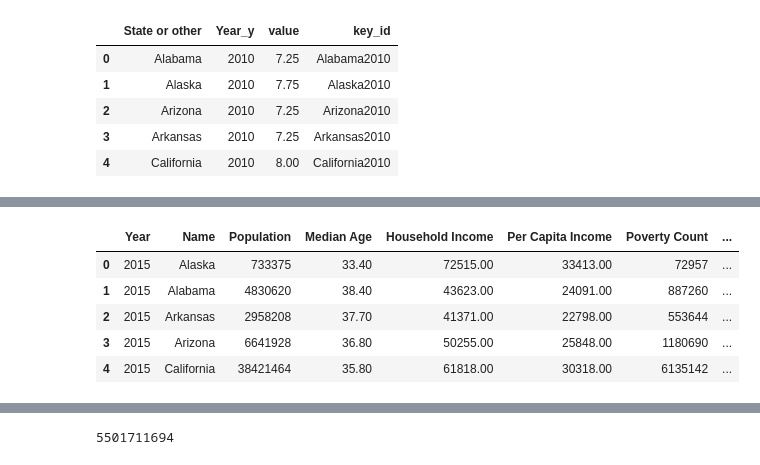
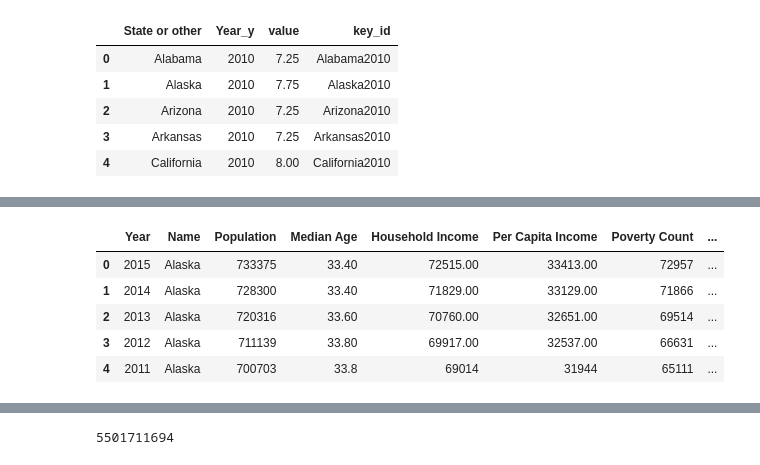
Before and after one commit to Airedyver/Census_Business_Vizualization, a Jupyter notebook: project1-ec.ipynb, the cells around one changed output, grey strips where cells are left out. Saved outputs shown, nothing was run; the diff lists cells and outputs as text; code cells hidden in the pictures.

```diff
--- a/project1-ec.ipynb
+++ b/project1-ec.ipynb
@@ -659,3 +658,11 @@ stk_min_wage.head()
 | 2 | Arizona | 2010 | 7.25 | Arizona2010 |
 | 3 | Arkansas | 2010 | 7.25 | Arkansas2010 |
 | 4 | California | 2010 | 8.00 | California2010 |
+# %%
+#add population density info
+#add minimum wage info
+pop_dense = "pop_dense_2010.xlsx"
+pop_dense_df = pd.read_excel(pop_dense, sheetname='Cleaned').reset_index()
+pop_dense_df['Name'] = pop_dense_df['index']
+del pop_dense_df['index']
+pop_dense_df.head()
@@ -662,5 +676,8 @@ stk_min_wage.head()
 # %%
-
+combo_census1 = employment_census_2015.append(employment_census_2014)
+combo_census2 = combo_census1.append(employment_census_2013)
+combo_census3 = combo_census2.append(employment_census_2012)
+combo_census = combo_census3.append(employment_census_2011)
 combo_census['Population'] = combo_census['Population'].astype(int)
 combo_census['Poverty Count'] = combo_census['Poverty Count'].astype(int)
 combo_census['key_id'] = combo_census['Name'] + combo_census['Year']
@@ -677,17 +694,18 @@ combo_census.head()
 # %%
 #merge minimum wage df to all establishment df
 mer_combo_census = pd.merge(left=combo_census,right=stk_min_wage, left_on='key_id', right_on='key_id')
 del mer_combo_census ['State or other']
 del mer_combo_census ['Year_y']
 del mer_combo_census ['State']
 del mer_combo_census ['key_id']
-
-clean_combo_census = mer_combo_census.rename(columns={"value": "Minimum Wage"})
+#merge population df to all establishment df
+mer_combo_census2 = pd.merge(left=mer_combo_census,right=pop_dense_df, left_on='Name', right_on='Name')
+clean_combo_census = mer_combo_census2.rename(columns={"value": "Minimum Wage"})
 clean_combo_census.head()
 # %% [output]
 |  | Year | Name | Population | Median Age | Household Income | Per Capita Income | Poverty Count | ... |
 | 0 | 2015 | Alaska | 733375 | 33.40 | 72515.00 | 33413.00 | 72957 | ... |
-| 1 | 2015 | Alabama | 4830620 | 38.40 | 43623.00 | 24091.00 | 887260 | ... |
-| 2 | 2015 | Arkansas | 2958208 | 37.70 | 41371.00 | 22798.00 | 553644 | ... |
-| 3 | 2015 | Arizona | 6641928 | 36.80 | 50255.00 | 25848.00 | 1180690 | ... |
-| 4 | 2015 | California | 38421464 | 35.80 | 61818.00 | 30318.00 | 6135142 | ... |
+| 1 | 2014 | Alaska | 728300 | 33.40 | 71829.00 | 33129.00 | 71866 | ... |
+| 2 | 2013 | Alaska | 720316 | 33.60 | 70760.00 | 32651.00 | 69514 | ... |
+| 3 | 2012 | Alaska | 711139 | 33.80 | 69917.00 | 32537.00 | 66631 | ... |
+| 4 | 2011 | Alaska | 700703 | 33.8 | 69014 | 31944 | 65111 | ... |
```
Also changed, not shown: parts of 10 cells of this notebook, 7 other files.
